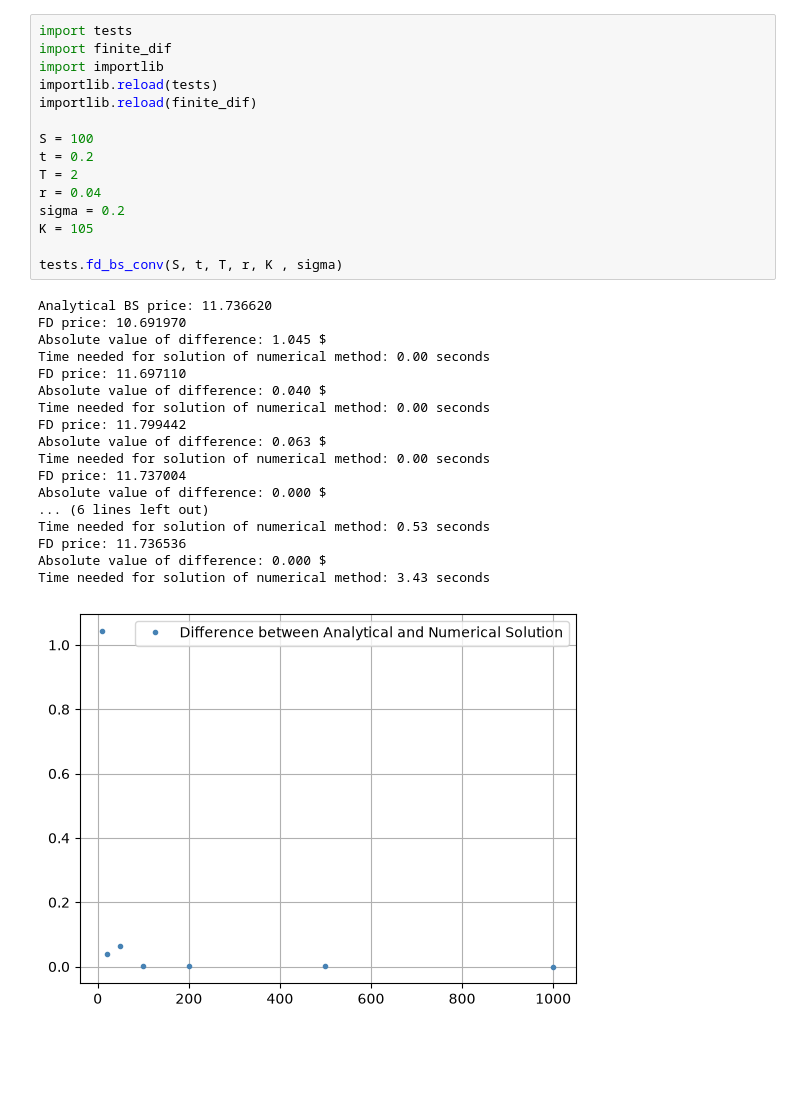
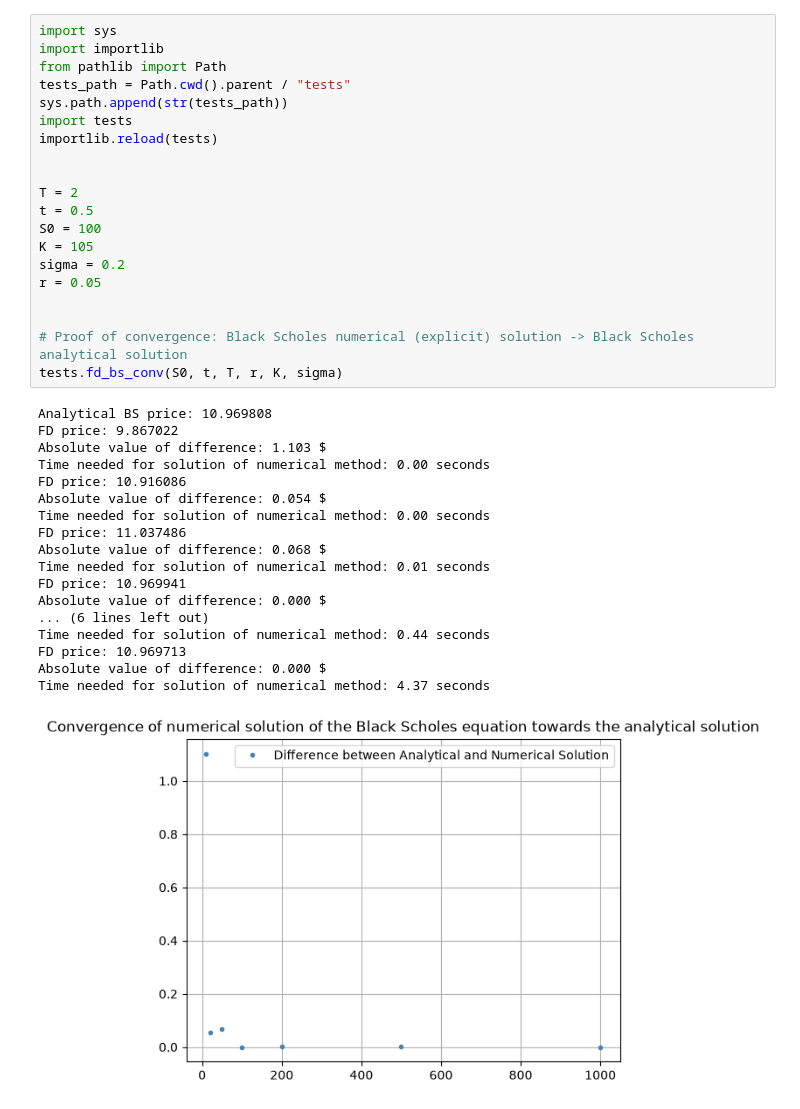
Before and after one commit to pw06/quant-finance-options-pricer, a Jupyter notebook: notebooks/notebook01.ipynb, the cells around one changed output. Drawn from its saved outputs; the diff is of its cells as text; blank space fills up the shorter version.

Commit message:
Vectorized the Monte Carlo Simulations for faster runtime, cleaned up code, moved tests.py to tests.

```diff
--- a/notebooks/notebook01.ipynb
+++ b/notebooks/notebook01.ipynb
@@ -20,34 +1,39 @@ Monte Carlo call price: 11.65$
-# %%
-import tests
-import finite_dif
-import importlib
-importlib.reload(tests)
-importlib.reload(finite_dif)
-
-S = 100
-t = 0.2
-T = 2
-r = 0.04
-sigma = 0.2
-K = 105
-
-tests.fd_bs_conv(S, t, T, r, K , sigma)
-# %% [output]
-Analytical BS price: 11.736620
-FD price: 10.691970
-Absolute value of difference: 1.045 $
-Time needed for solution of numerical method: 0.00 seconds
-FD price: 11.697110
-Absolute value of difference: 0.040 $
-Time needed for solution of numerical method: 0.00 seconds
-FD price: 11.799442
-Absolute value of difference: 0.063 $
-Time needed for solution of numerical method: 0.00 seconds
-FD price: 11.737004
-Absolute value of difference: 0.000 $
-... (6 lines left out)
-Time needed for solution of numerical method: 0.53 seconds
-FD price: 11.736536
-Absolute value of difference: 0.000 $
-Time needed for solution of numerical method: 3.43 seconds
-[figure, removed]
+# %%
+import sys
+import importlib
+from pathlib import Path
+tests_path = Path.cwd().parent / "tests"
+sys.path.append(str(tests_path))
+import tests
+importlib.reload(tests)
+
+
+T = 2
+t = 0.5
+S0 = 100
+K = 105
+sigma = 0.2
+r = 0.05
+
+
+# Proof of convergence: Black Scholes numerical (explicit) solution -> Black Scholes analytical solution
+tests.fd_bs_conv(S0, t, T, r, K, sigma)
+# %% [output]
+Analytical BS price: 10.969808
+FD price: 9.867022
+Absolute value of difference: 1.103 $
+Time needed for solution of numerical method: 0.00 seconds
+FD price: 10.916086
+Absolute value of difference: 0.054 $
+Time needed for solution of numerical method: 0.00 seconds
+FD price: 11.037486
+Absolute value of difference: 0.068 $
+Time needed for solution of numerical method: 0.01 seconds
+FD price: 10.969941
+Absolute value of difference: 0.000 $
+... (6 lines left out)
+Time needed for solution of numerical method: 0.44 seconds
+FD price: 10.969713
+Absolute value of difference: 0.000 $
+Time needed for solution of numerical method: 4.37 seconds
+[figure, added]
```
Also changed, not shown: parts of 2 cells of this notebook, 4 other files.
